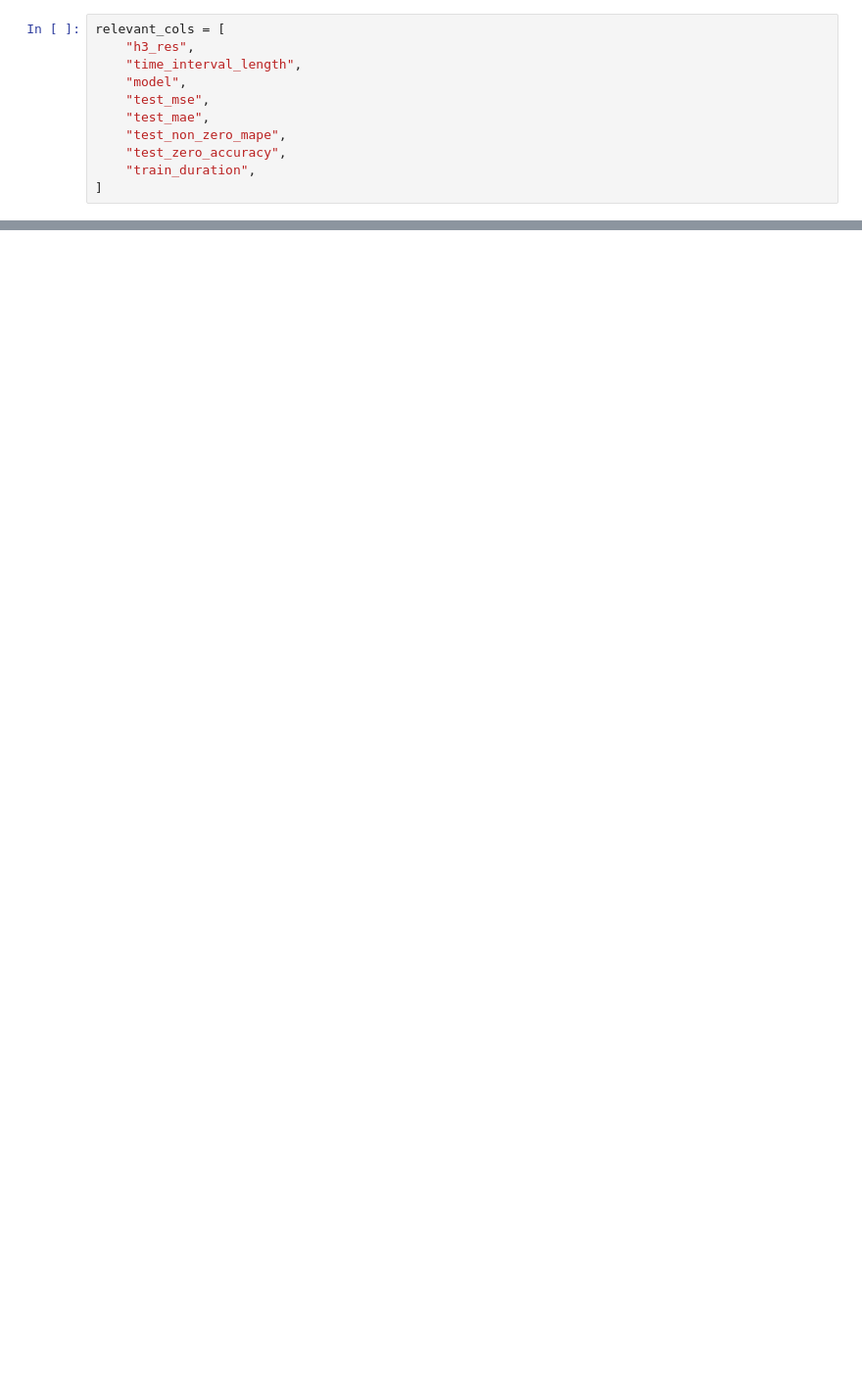
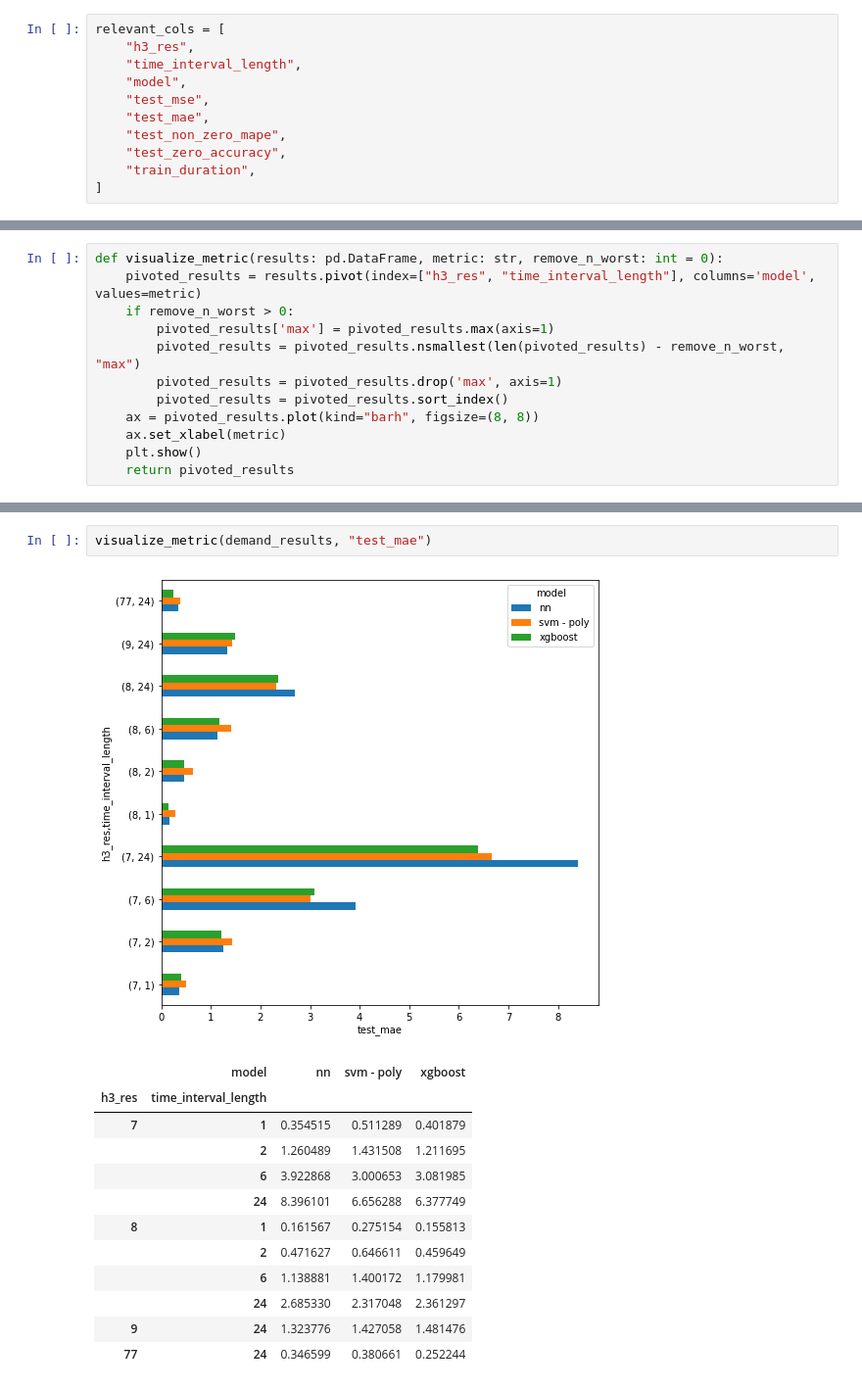
Before and after one commit to mogottsch/aaa-2022-magma, a Jupyter notebook: 04_predictive_analysis/04_results.ipynb, the cells around one changed output, grey strips where cells are left out. Shown at 98% size. Drawn from its saved outputs; the diff is of its cells as text; blank space fills up the shorter version.

```diff
--- a/04_predictive_analysis/04_results.ipynb
+++ b/04_predictive_analysis/04_results.ipynb
@@ -147,0 +107,12 @@ visualize_metric("test_non_zero_mape")
+# %%
+def visualize_metric(results: pd.DataFrame, metric: str, remove_n_worst: int = 0):
+	pivoted_results = results.pivot(index=["h3_res", "time_interval_length"], columns='model', values=metric)
+	if remove_n_worst > 0:
+		pivoted_results['max'] = pivoted_results.max(axis=1)
+		pivoted_results = pivoted_results.nsmallest(len(pivoted_results) - remove_n_worst, "max")
+		pivoted_results = pivoted_results.drop('max', axis=1)
+		pivoted_results = pivoted_results.sort_index()
+	ax = pivoted_results.plot(kind="barh", figsize=(8, 8))
+	ax.set_xlabel(metric)
+	plt.show()
+	return pivoted_results
@@ -147,0 +257,16 @@ visualize_metric("test_non_zero_mape")
+# %%
+visualize_metric(demand_results, "test_mae")
+# %% [output]
+[figure, added]
+|  | model | nn | svm - poly | xgboost |
+| h3_res | time_interval_length |  |  |  |
+| 7 | 1 | 0.354515 | 0.511289 | 0.401879 |
+|  | 2 | 1.260489 | 1.431508 | 1.211695 |
+|  | 6 | 3.922868 | 3.000653 | 3.081985 |
+|  | 24 | 8.396101 | 6.656288 | 6.377749 |
+| 8 | 1 | 0.161567 | 0.275154 | 0.155813 |
+|  | 2 | 0.471627 | 0.646611 | 0.459649 |
+|  | 6 | 1.138881 | 1.400172 | 1.179981 |
+|  | 24 | 2.685330 | 2.317048 | 2.361297 |
+| 9 | 24 | 1.323776 | 1.427058 | 1.481476 |
+| 77 | 24 | 0.346599 | 0.380661 | 0.252244 |
```
Also changed, not shown: parts of 45 cells of this notebook.
